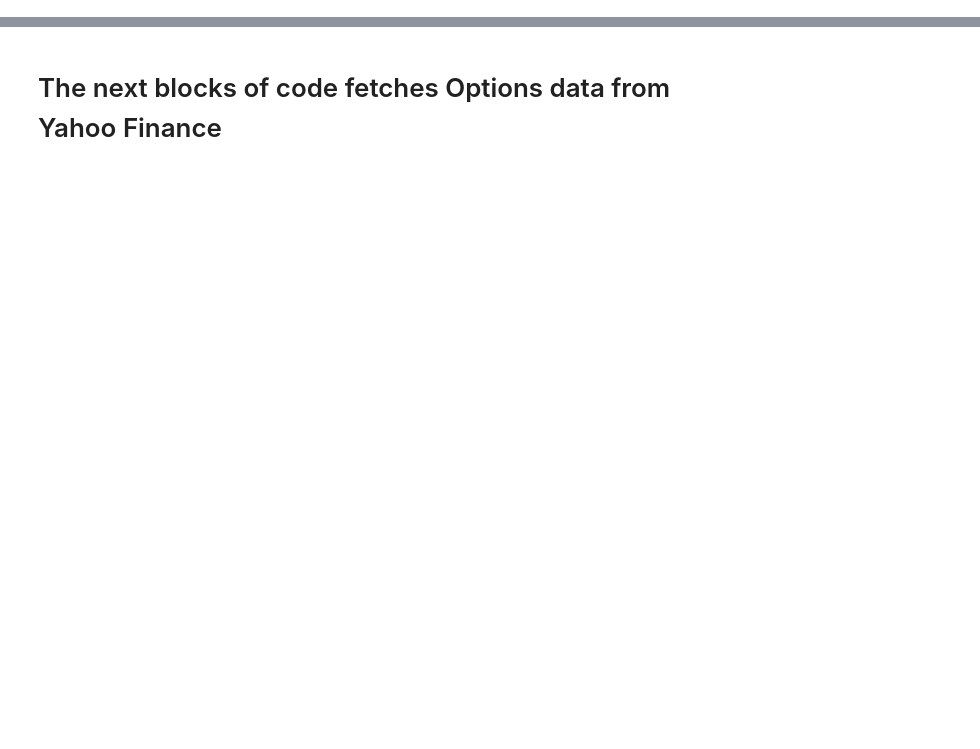
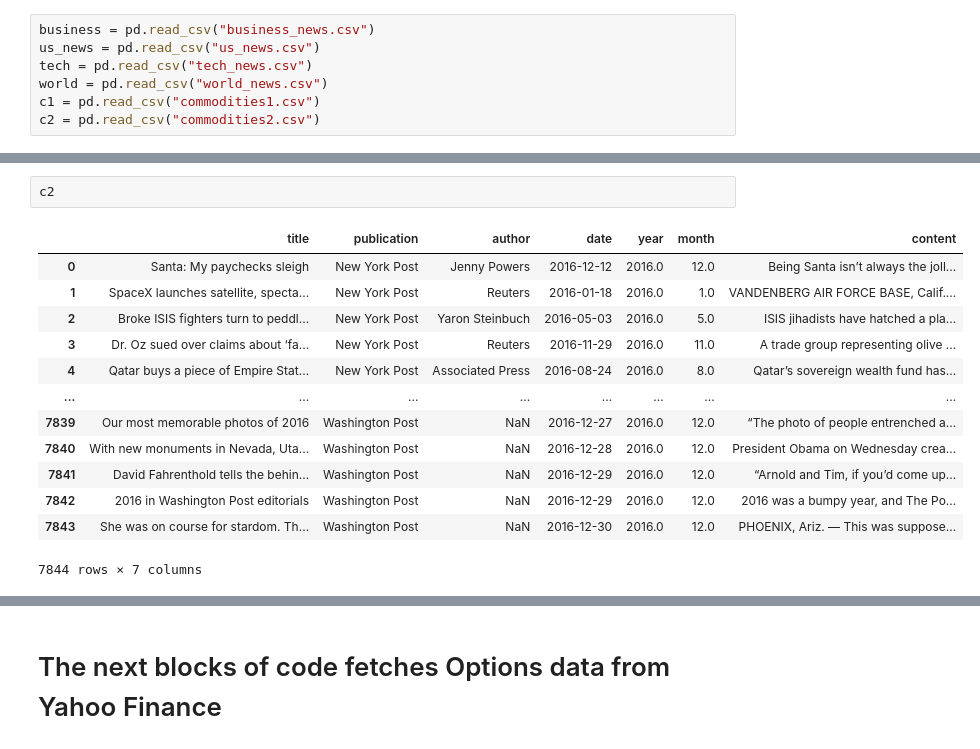
Before and after one commit to JoeZhang1000/News-Sentiment-and-IV, a Jupyter notebook: Twitter Sentiment Analysis.ipynb, the cells around one changed output, grey strips where cells are left out. Drawn from its saved outputs; the diff is of its cells as text; blank space fills up the shorter version.

```diff
--- a/Twitter Sentiment Analysis.ipynb
+++ b/Twitter Sentiment Analysis.ipynb
@@ -150,0 +7,7 @@ reddit_df.head()
+# %%
+business = pd.read_csv("business_news.csv")
+us_news = pd.read_csv("us_news.csv")
+tech = pd.read_csv("tech_news.csv")
+world = pd.read_csv("world_news.csv")
+c1 = pd.read_csv("commodities1.csv")
+c2 = pd.read_csv("commodities2.csv")
@@ -150,0 +94,16 @@ reddit_df.head()
+# %%
+c2
+# %% [output]
+|  | title | publication | author | date | year | month | content |
+| 0 | Santa: My paychecks sleigh | New York Post | Jenny Powers | 2016-12-12 | 2016.0 | 12.0 | Being Santa isn’t always the joll... |
+| 1 | SpaceX launches satellite, specta... | New York Post | Reuters | 2016-01-18 | 2016.0 | 1.0 | VANDENBERG AIR FORCE BASE, Calif.... |
+| 2 | Broke ISIS fighters turn to peddl... | New York Post | Yaron Steinbuch | 2016-05-03 | 2016.0 | 5.0 | ISIS jihadists have hatched a pla... |
+| 3 | Dr. Oz sued over claims about ‘fa... | New York Post | Reuters | 2016-11-29 | 2016.0 | 11.0 | A trade group representing olive ... |
+| 4 | Qatar buys a piece of Empire Stat... | New York Post | Associated Press | 2016-08-24 | 2016.0 | 8.0 | Qatar’s sovereign wealth fund has... |
+| ... | ... | ... | ... | ... | ... | ... | ... |
+| 7839 | Our most memorable photos of 2016 | Washington Post | NaN | 2016-12-27 | 2016.0 | 12.0 | “The photo of people entrenched a... |
+| 7840 | With new monuments in Nevada, Uta... | Washington Post | NaN | 2016-12-28 | 2016.0 | 12.0 | President Obama on Wednesday crea... |
+| 7841 | David Fahrenthold tells the behin... | Washington Post | NaN | 2016-12-29 | 2016.0 | 12.0 | “Arnold and Tim, if you’d come up... |
+| 7842 | 2016 in Washington Post editorials | Washington Post | NaN | 2016-12-29 | 2016.0 | 12.0 | 2016 was a bumpy year, and The Po... |
+| 7843 | She was on course for stardom. Th... | Washington Post | NaN | 2016-12-30 | 2016.0 | 12.0 | PHOENIX, Ariz. — This was suppose... |
+7844 rows × 7 columns
```
Also changed, not shown: parts of 26 cells of this notebook, 1 other file.
